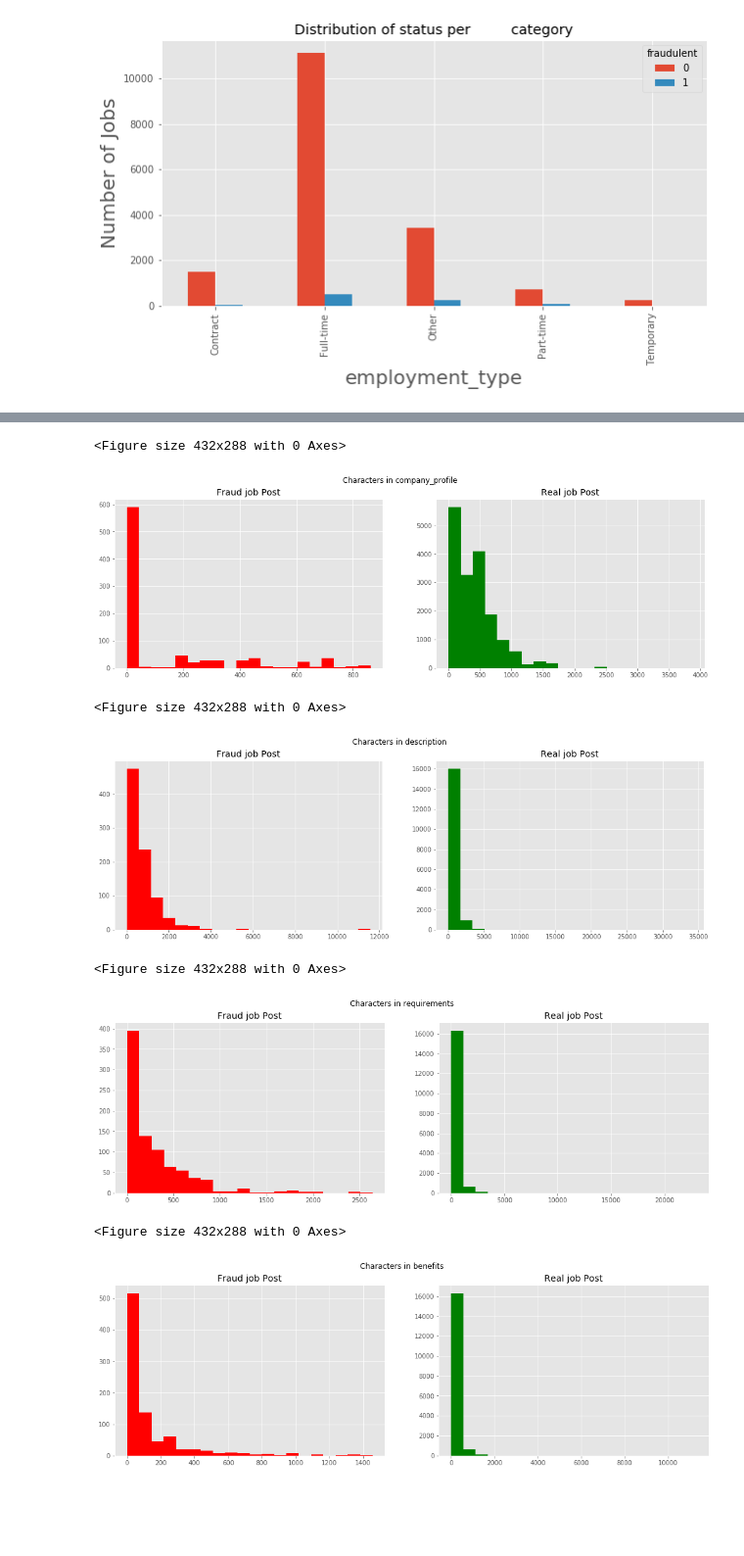
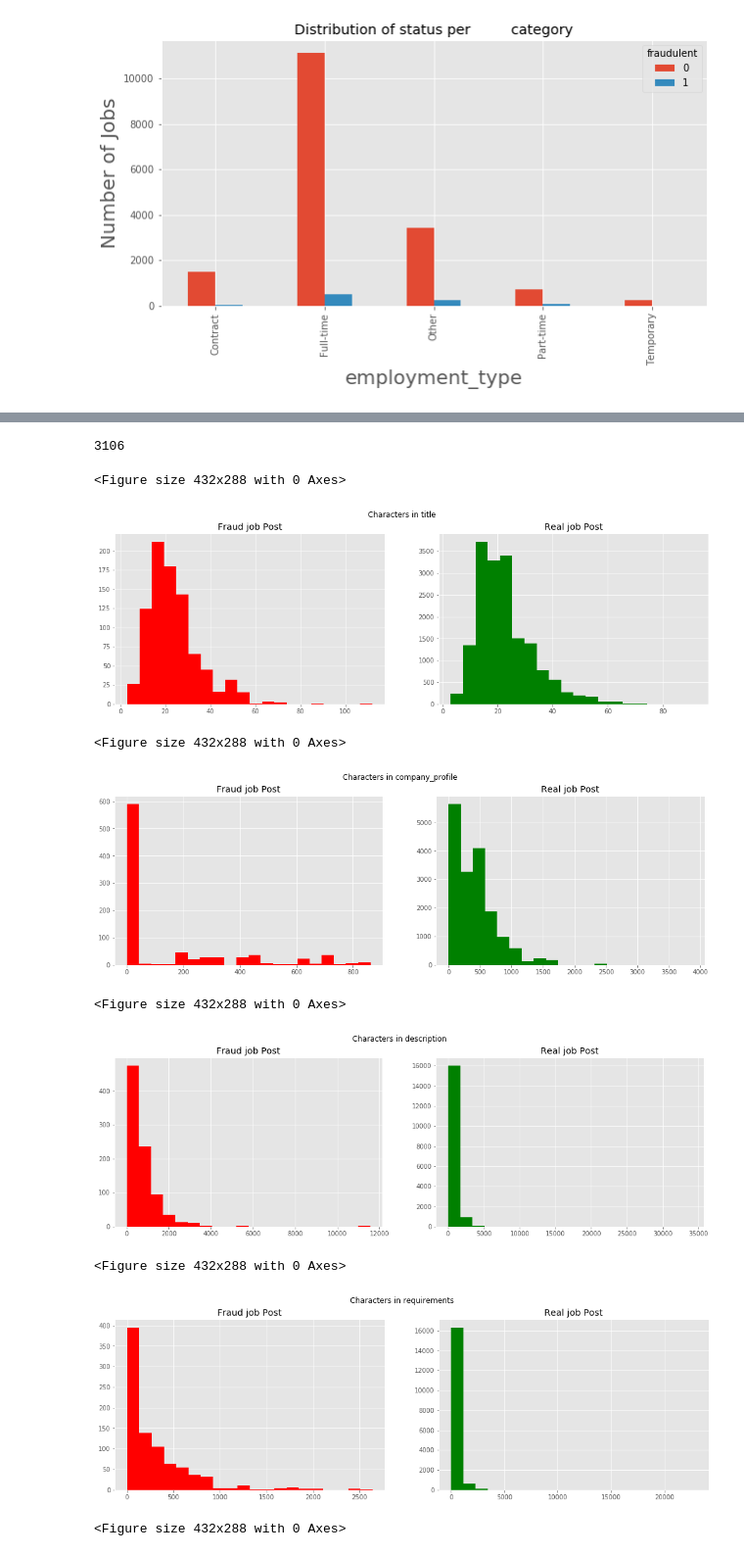
Before and after one commit to shwetasharmaeco/job_fraud_prediction, a Jupyter notebook: job_frauds.ipynb, the cells around one changed output, grey strips where cells are left out. Shown at 98% size. Cells and saved outputs as stored; diff of their text form; code cells hidden in the pictures; blank space fills up the shorter version.

```diff
--- a/job_frauds.ipynb
+++ b/job_frauds.ipynb
@@ -79,7 +79,7 @@ for col in cols:
 <Figure size 432x288 with 0 Axes>
 [figure]
 # %%
-text_cols = ["company_profile", "description", "requirements", "benefits"]
+text_cols = ["title", "company_profile", "description", "requirements", "benefits"]
 
 for col in text_cols:
     clean_cols(data,col)
@@ -95,14 +95,17 @@ data.head()
+# %%
+len(data.location.unique())
+# %% [output]
+3106
 # %%
-text_cols = ["company_profile", "description", "requirements", "benefits"]
-
 for col in text_cols:
     plot_text(data, col)
 # %% [output]
 <Figure size 432x288 with 0 Axes>
-[figure, old version]
+[figure, new version]
 <Figure size 432x288 with 0 Axes>
-[figure, old version]
+[figure, new version]
 <Figure size 432x288 with 0 Axes>
-[figure, old version]
+[figure, new version]
 <Figure size 432x288 with 0 Axes>
-[figure, old version]
+[figure, new version]
+<Figure size 432x288 with 0 Axes>
```
Also changed, not shown: parts of 19 cells of this notebook, 7 other files.
